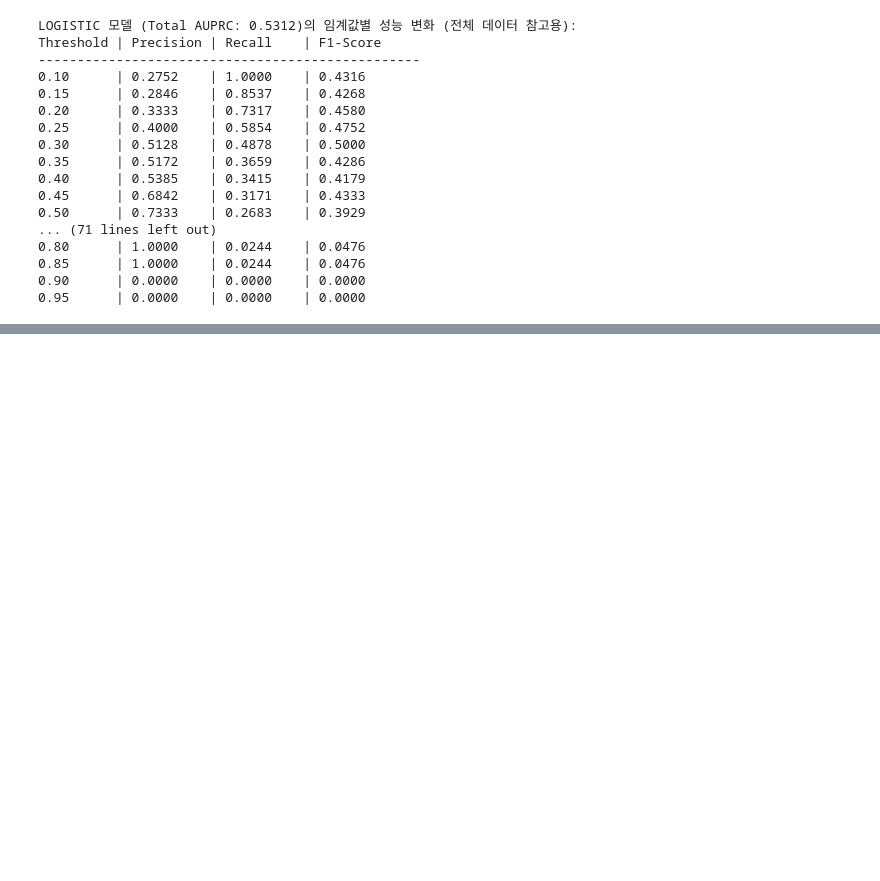
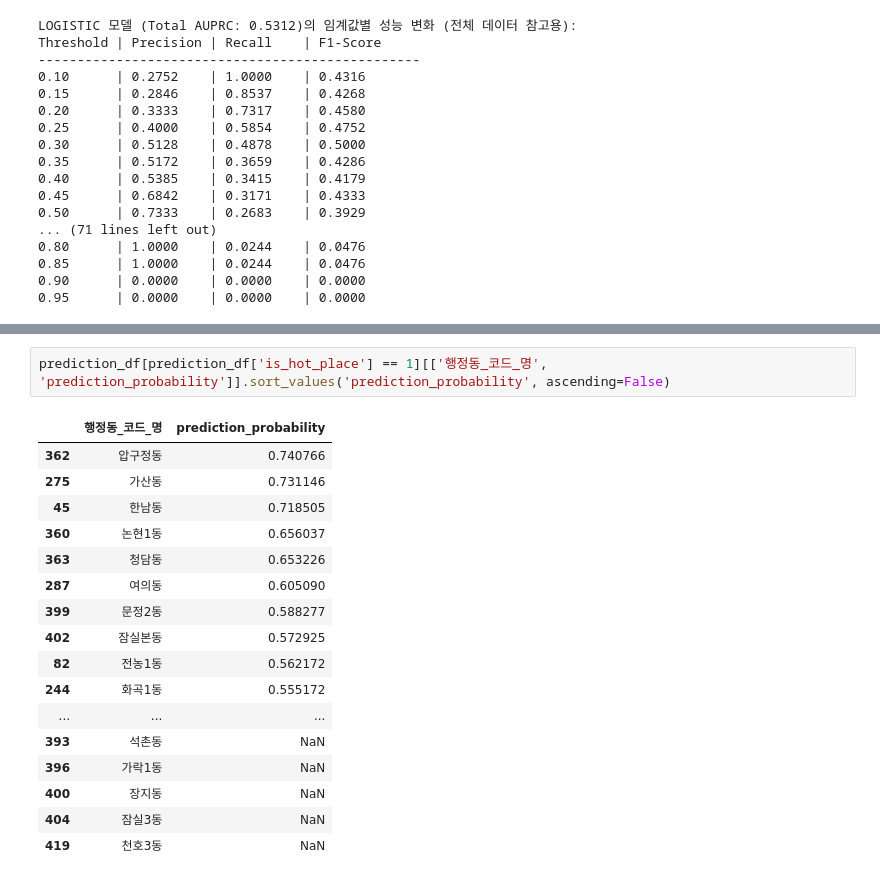
Before and after one commit to data-mining-8/hot-place, a Jupyter notebook: spvised_hp_pred.ipynb, the cells around one changed output, grey strips where cells are left out. Drawn from its saved outputs; the diff is of its cells as text; blank space fills up the shorter version.

```diff
--- a/spvised_hp_pred.ipynb
+++ b/spvised_hp_pred.ipynb
@@ -791,0 +1298,20 @@ Threshold | Precision | Recall    | F1-Score
+# %%
+prediction_df[prediction_df['is_hot_place'] == 1][['행정동_코드_명', 'prediction_probability']].sort_values('prediction_probability', ascending=False)
+# %% [output]
+|  | 행정동_코드_명 | prediction_probability |
+| 362 | 압구정동 | 0.740766 |
+| 275 | 가산동 | 0.731146 |
+| 45 | 한남동 | 0.718505 |
+| 360 | 논현1동 | 0.656037 |
+| 363 | 청담동 | 0.653226 |
+| 287 | 여의동 | 0.605090 |
+| 399 | 문정2동 | 0.588277 |
+| 402 | 잠실본동 | 0.572925 |
+| 82 | 전농1동 | 0.562172 |
+| 244 | 화곡1동 | 0.555172 |
+| ... | ... | ... |
+| 393 | 석촌동 | NaN |
+| 396 | 가락1동 | NaN |
+| 400 | 장지동 | NaN |
+| 404 | 잠실3동 | NaN |
+| 419 | 천호3동 | NaN |
```
Also changed, not shown: parts of 12 cells of this notebook, 3 other files.
